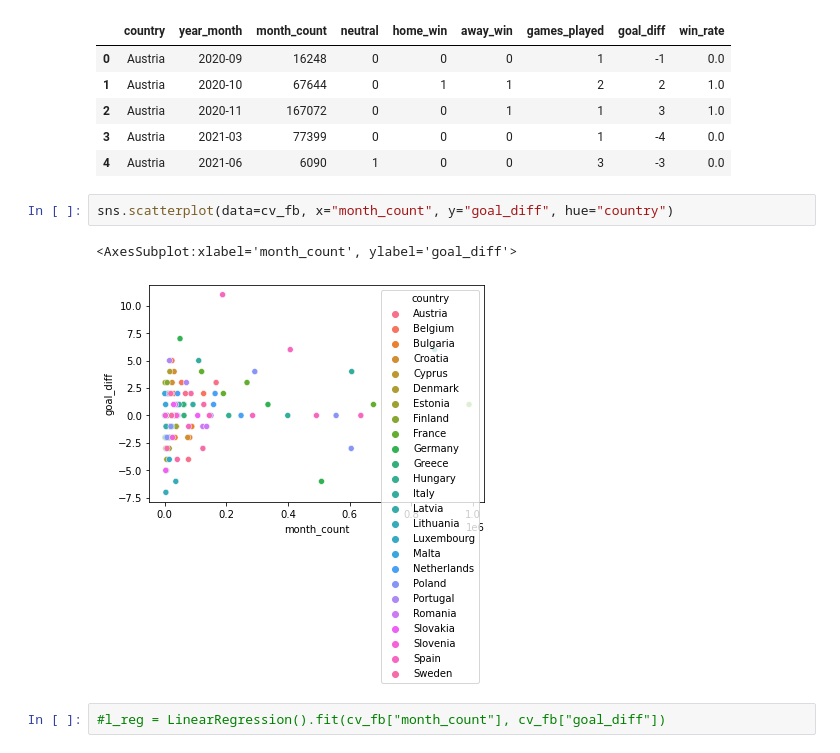
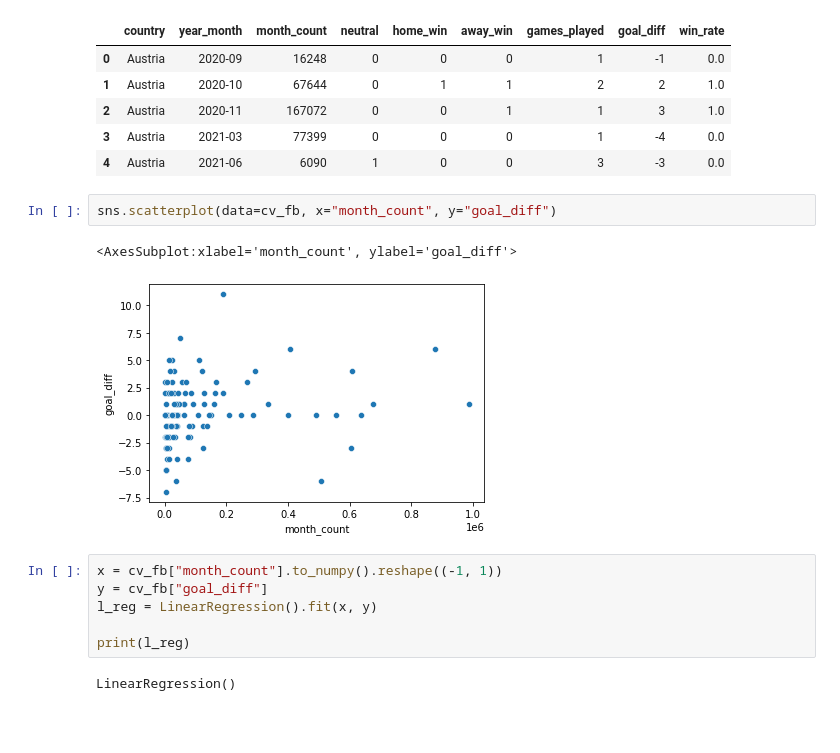
Before and after one commit to silva-nick/cs216-final, a Jupyter notebook: covid/covid-analysis.ipynb, the cells around one changed output. Cells and saved outputs as stored; diff of their text form; blank space fills up the shorter version.

```diff
--- a/covid/covid-analysis.ipynb
+++ b/covid/covid-analysis.ipynb
@@ -73,9 +73,15 @@ cv_fb.head()
 | 3 | Austria | 2021-03 | 77399 | 0 | 0 | 0 | 1 | -4 | 0.0 |
 | 4 | Austria | 2021-06 | 6090 | 1 | 0 | 0 | 3 | -3 | 0.0 |
 # %%
-sns.scatterplot(data=cv_fb, x="month_count", y="goal_diff", hue="country")
+sns.scatterplot(data=cv_fb, x="month_count", y="goal_diff")
 # %% [output]
 <AxesSubplot:xlabel='month_count', ylabel='goal_diff'>
-[figure, old version]
+[figure, new version]
-# %%
-#l_reg = LinearRegression().fit(cv_fb["month_count"], cv_fb["goal_diff"])
+# %%
+x = cv_fb["month_count"].to_numpy().reshape((-1, 1))
+y = cv_fb["goal_diff"]
+l_reg = LinearRegression().fit(x, y)
+
+print(l_reg)
+# %% [output]
+LinearRegression()
```
Also changed, not shown: 4 other files.
